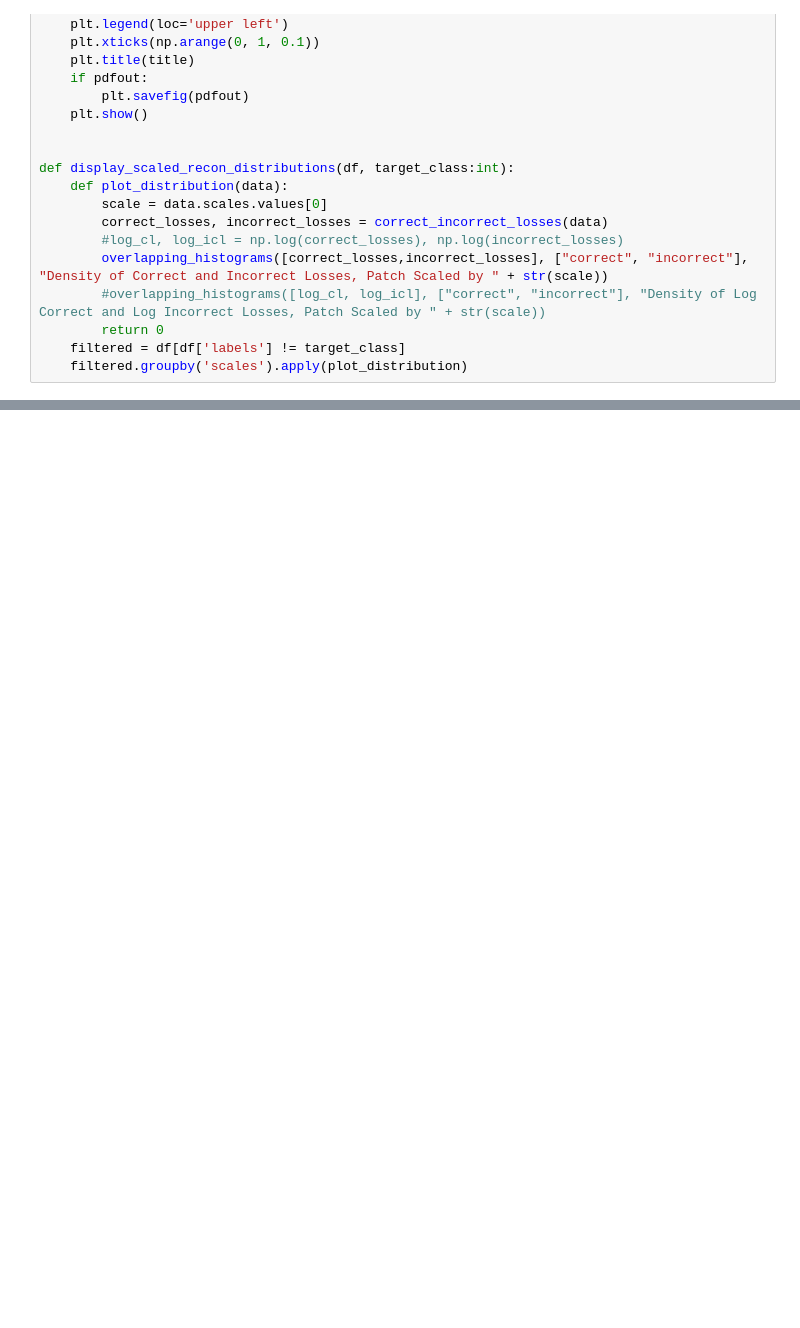
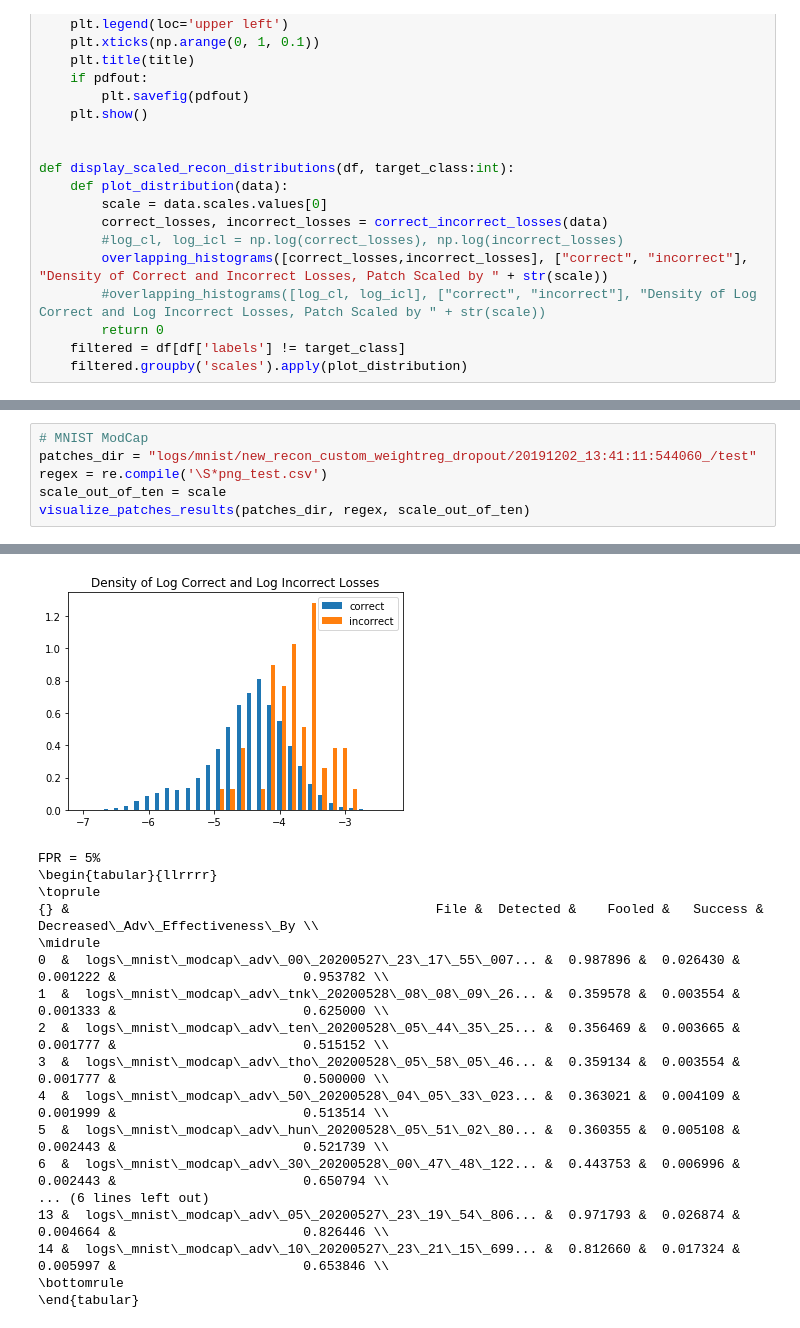
Before and after one commit to PerryXDeng/detecting-adversarial-patches-capsule-networks, a Jupyter notebook: recon_error_analysis.ipynb, the cells around one changed output, grey strips where cells are left out. Drawn from its saved outputs; the diff is of its cells as text; blank space fills up the shorter version.

```diff
--- a/recon_error_analysis.ipynb
+++ b/recon_error_analysis.ipynb
@@ -352,0 +187,7 @@ display_scaled_patch_success_detection_rates(df, 0, 0.05629755, title="CIFAR10 P
+# %%
+# MNIST ModCap
+patches_dir = "logs/mnist/new_recon_custom_weightreg_dropout/20191202_13:41:11:544060_/test"
+regex = re.compile('\S*png_test.csv')
+scale_out_of_ten = scale
+visualize_patches_results(patches_dir, regex, scale_out_of_ten)
+# %% [output]
@@ -352,0 +195,18 @@ display_scaled_patch_success_detection_rates(df, 0, 0.05629755, title="CIFAR10 P
+[figure, added]
+FPR = 5%
+\begin{tabular}{llrrrr}
+\toprule
+{} &                                               File &  Detected &    Fooled &   Success &  Decreased\_Adv\_Effectiveness\_By \\
+\midrule
+0  &  logs\_mnist\_modcap\_adv\_00\_20200527\_23\_17\_55\_007... &  0.987896 &  0.026430 &  0.001222 &                        0.953782 \\
+1  &  logs\_mnist\_modcap\_adv\_tnk\_20200528\_08\_08\_09\_26... &  0.359578 &  0.003554 &  0.001333 &                        0.625000 \\
+2  &  logs\_mnist\_modcap\_adv\_ten\_20200528\_05\_44\_35\_25... &  0.356469 &  0.003665 &  0.001777 &                        0.515152 \\
+3  &  logs\_mnist\_modcap\_adv\_tho\_20200528\_05\_58\_05\_46... &  0.359134 &  0.003554 &  0.001777 &                        0.500000 \\
+4  &  logs\_mnist\_modcap\_adv\_50\_20200528\_04\_05\_33\_023... &  0.363021 &  0.004109 &  0.001999 &                        0.513514 \\
+5  &  logs\_mnist\_modcap\_adv\_hun\_20200528\_05\_51\_02\_80... &  0.360355 &  0.005108 &  0.002443 &                        0.521739 \\
+6  &  logs\_mnist\_modcap\_adv\_30\_20200528\_00\_47\_48\_122... &  0.443753 &  0.006996 &  0.002443 &                        0.650794 \\
+... (6 lines left out)
+13 &  logs\_mnist\_modcap\_adv\_05\_20200527\_23\_19\_54\_806... &  0.971793 &  0.026874 &  0.004664 &                        0.826446 \\
+14 &  logs\_mnist\_modcap\_adv\_10\_20200527\_23\_21\_15\_699... &  0.812660 &  0.017324 &  0.005997 &                        0.653846 \\
+\bottomrule
+\end{tabular}
```
Also changed, not shown: parts of 38 cells of this notebook, 2 other files.
